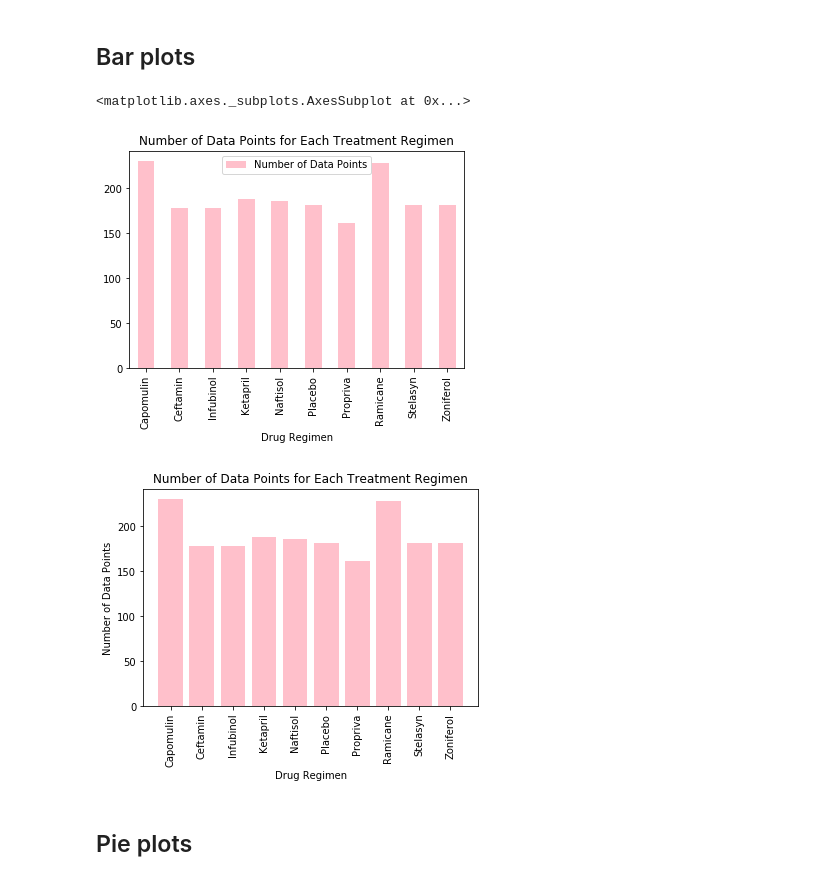
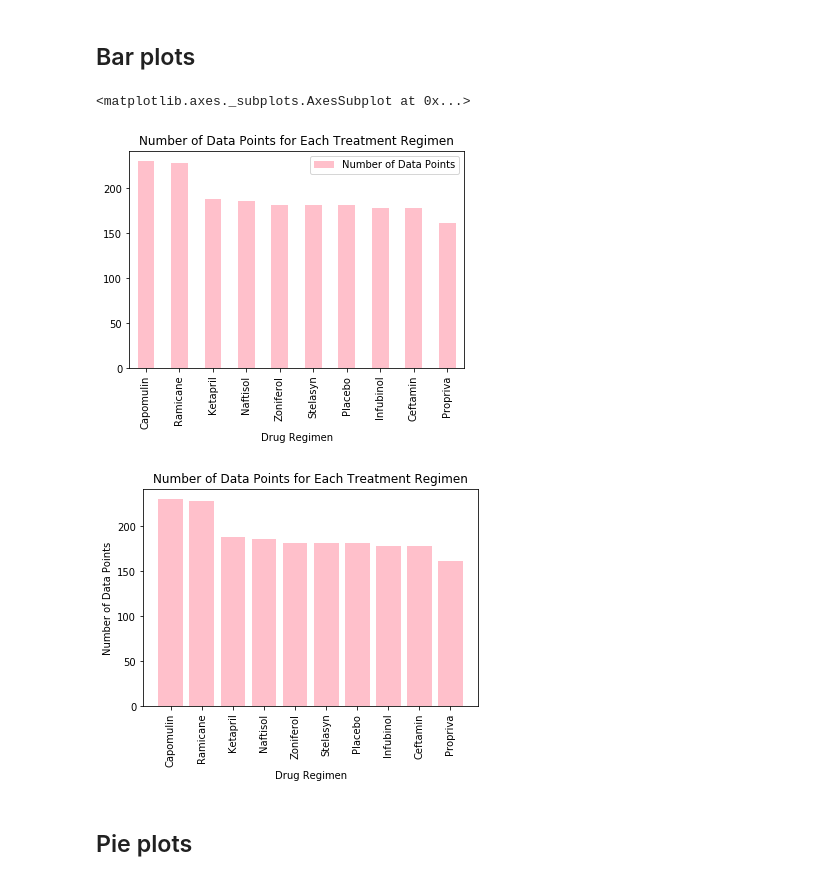
Before and after one commit to mmymoney/matplotlib-challenge, a Jupyter notebook: Pymaceuticals/pymaceuticals_starter_MMAIMONI.ipynb, the cells around one changed output. Drawn from its saved outputs; the diff is of its cells as text; code cells hidden in the pictures.

```diff
--- a/Pymaceuticals/pymaceuticals_starter_MMAIMONI.ipynb
+++ b/Pymaceuticals/pymaceuticals_starter_MMAIMONI.ipynb
@@ -7,6 +13,7 @@
 import matplotlib.pyplot as plt
 import pandas as pd
 import scipy.stats as st
+import numpy as np
 
 # Study data files
 mouse_metadata = "data/Mouse_metadata.csv"
@@ -18,4 +25,5 @@ study_results = pd.read_csv(study_results)
 
 # Combine the data into a single dataset
 # Used right join to append mouse metadata into the study result dataframe
-merged_df = pd.merge(mouse_metadata,study_results,on='Mouse ID', how='right')
+merged_df = pd.merge(study_results,mouse_metadata,on='Mouse ID', how='right')
+merged_df
@@ -41,24 +63,44 @@ summary_df
 ## Bar plots
 # %%
 # Generate a bar plot showing number of data points for each treatment regimen using pandas
-regimen_count = merged_df.groupby('Drug Regimen')['Mouse ID'].count()
+
+#create groupby object by drug regimen and counting the number of instances of Mouse ID; sort values in descending order for presentation
+regimen_count = merged_df.groupby('Drug Regimen')['Mouse ID'].count().sort_values(ascending=False)
+
+#move groupby object into dataframe
 regimen_count_df = pd.DataFrame(regimen_count)
+
+#create column with 'Number of Data Points' as label
 regimen_count_df['Number of Data Points'] = regimen_count_df['Mouse ID']
+
+#remove redundant column
 del regimen_count_df['Mouse ID']
+
+#use pandas .plot.bar to plot bar chart; color and title applied
 regimen_count_df.plot.bar(color = 'pink', title = 'Number of Data Points for Each Treatment Regimen')
 # %% [output]
 <matplotlib.axes._subplots.AxesSubplot at 0x...>
-[figure, old version]
+[figure, new version]
 # %%
 # Generate a bar plot showing number of data points for each treatment regimen using pyplot
-plt.bar(regimen_count_df.index.values,regimen_count_df['Number of Data Points'], color = 'pink')
+
+#use pyplot to plot barchart based on the dataframe created above('regimen_count')
+plt.bar(regimen_count_df.index.values,regimen_count_df['Number of Data Points'].sort_values(ascending=False), color = 'pink')
+
+#rotate xticks for presentation
 plt.xticks(rotation='90')
+
+#apply title
 plt.title('Number of Data Points for Each Treatment Regimen')
+
+#apply x and y labels for presentation
 plt.xlabel('Drug Regimen')
 plt.ylabel('Number of Data Points')
+
+#show
 plt.show()
 # %% [output]
-[figure, old version]
+[figure, new version]
 # %% [markdown]
 ## Pie plots
 # %%
```
Also changed, not shown: parts of 21 cells of this notebook.
